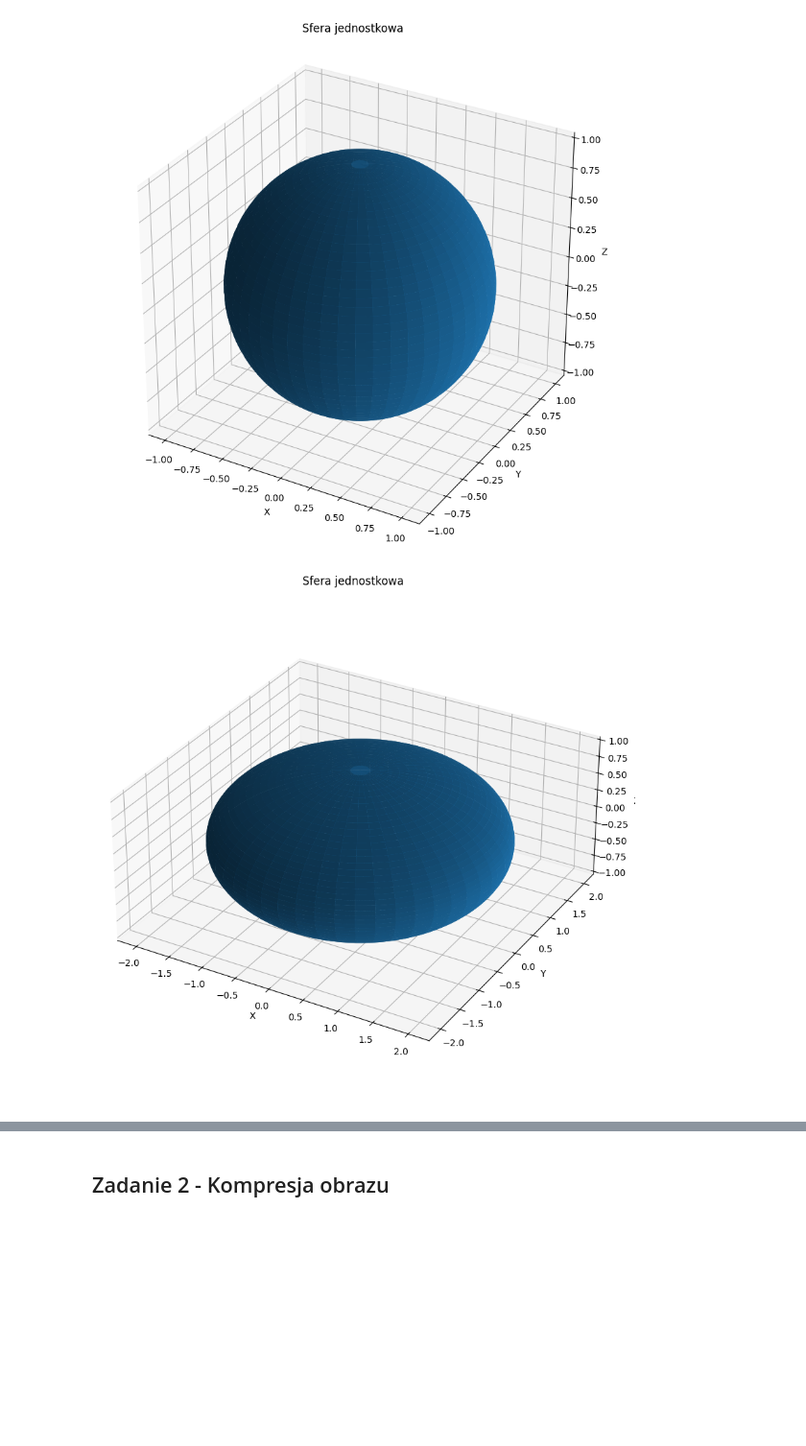
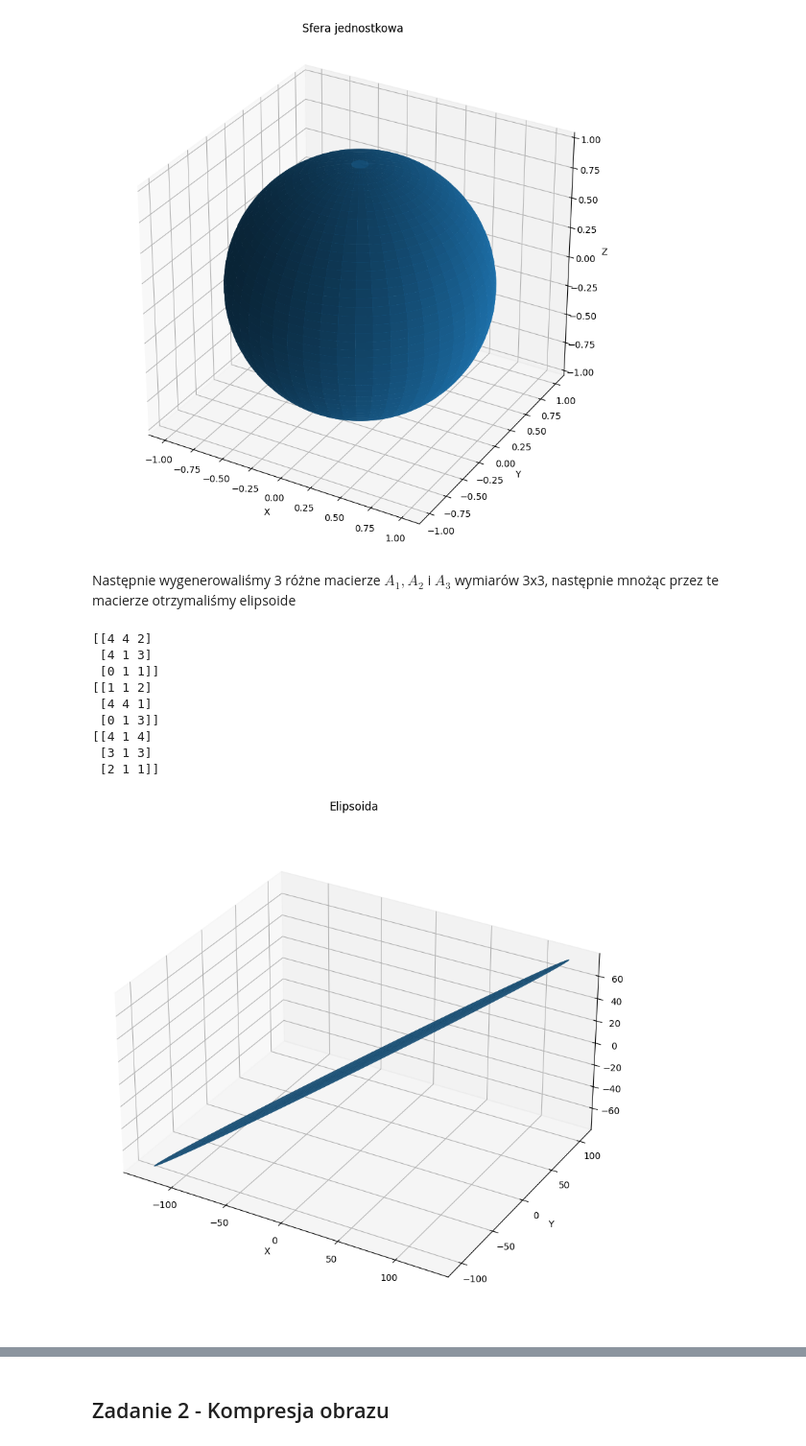
Before and after one commit to eszlamczyk/MOwNiT-Czech-lab-2024, a Jupyter notebook: lab05 - Singular Value Decomposition/lab5.ipynb, the cells around one changed output, grey strips where cells are left out. Shown at 96% size. Drawn from its saved outputs; the diff is of its cells as text; code cells hidden in the pictures; blank space fills up the shorter version.

```diff
--- a/lab05 - Singular Value Decomposition/lab5.ipynb
+++ b/lab05 - Singular Value Decomposition/lab5.ipynb
@@ -31,31 +44,49 @@ ax.set_aspect('equal')
 plt.show()
 # %% [output]
 [figure]
+# %% [markdown]
+Następnie wygenerowaliśmy 3 różne macierze $A_1, A_2$ i $A_3$ wymiarów 3x3, następnie mnożąc przez te macierze otrzymaliśmy elipsoide
 # %%
-A = np.array([[2, 0, 0], [0, 2, 0], [0, 0, 1]])
+
+A1 = np.random.randint(5, size=(3,3))
+A2 = np.random.randint(5, size=(3,3))
+A3 = np.random.randint(5, size=(3,3))
+
+print(A1, A2, A3, sep="\n")
 
 s = np.linspace(0, 2 * np.pi, 100)
 t = np.linspace(0, np.pi, 100)
 S, T = np.meshgrid(s, t)
 
 X = np.cos(S) * np.sin(T)
 Y = np.sin(S) * np.sin(T)
 Z = np.cos(T)
 
-P = A @ [X.reshape(-1), Y.reshape(-1), Z.reshape(-1)]
+P = A1 @ [X.reshape(-1), Y.reshape(-1), Z.reshape(-1)]
+P = A2 @ P
+P = A3 @ P
 
 fig = plt.figure(figsize=(10, 10))
 ax = fig.add_subplot(projection='3d')
 
 ax.plot_surface(P[0].reshape(100, 100), P[1].reshape(100, 100), P[2].reshape(100, 100))
 
 ax.set_title("Elipsoida")
 ax.set_xlabel("X")
 ax.set_ylabel("Y")
 ax.set_zlabel("Z")
 
 ax.set_aspect('equal')
 
 plt.show()
 # %% [output]
+[[4 4 2]
+ [4 1 3]
+ [0 1 1]]
+[[1 1 2]
+ [4 4 1]
+ [0 1 3]]
+[[4 1 4]
+ [3 1 3]
+ [2 1 1]]
-[figure, old version]
+[figure, new version]
```
Also changed, not shown: parts of 9 cells of this notebook.
